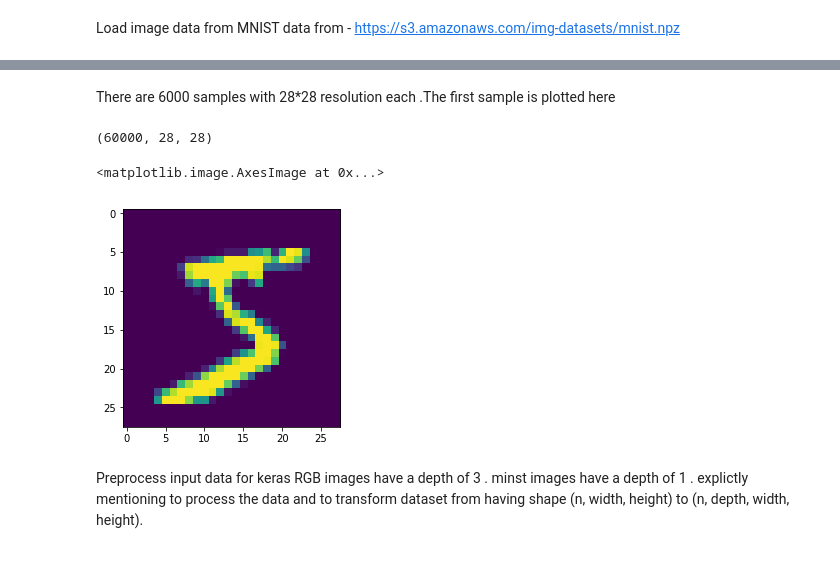
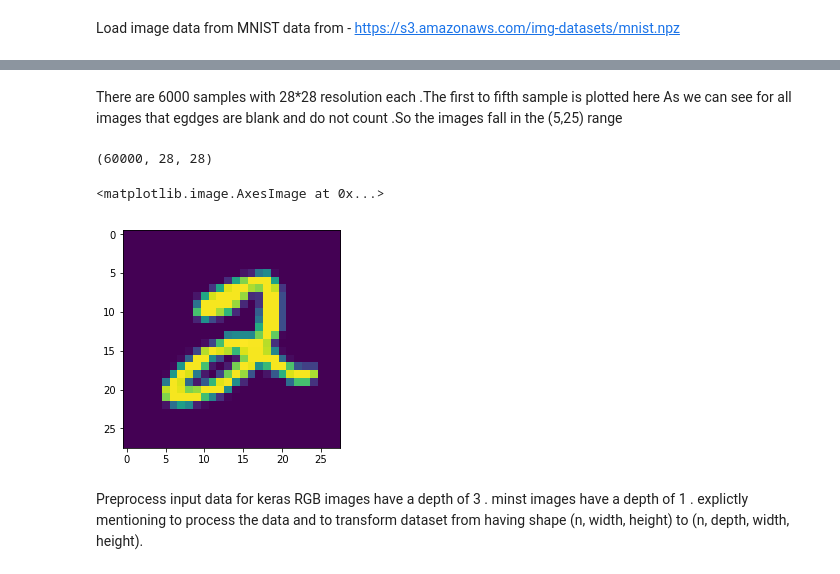
Before and after one commit to neethipoonacha/EIP, a Jupyter notebook: Third_DNN.ipynb, the cells around one changed output, grey strips where cells are left out. Drawn from its saved outputs; the diff is of its cells as text; code cells hidden in the pictures.

```diff
--- a/Third_DNN.ipynb
+++ b/Third_DNN.ipynb
@@ -37,14 +34,20 @@ Downloading data from https://s3.amazonaws.com/img-datasets/mnist.npz
 # %% [markdown]
-There are 6000 samples with 28*28 resolution each .The first sample is plotted here
+There are 6000 samples with 28*28 resolution each .The first to fifth sample is plotted here
+As we can see for all images that egdges are blank and do not count .So the images fall in the (5,25) range
 # %%
 print (X_train.shape)
 from matplotlib import pyplot as plt
 %matplotlib inline
 plt.imshow(X_train[0])
+plt.imshow(X_train[1])
+plt.imshow(X_train[2])
+plt.imshow(X_train[3])
+plt.imshow(X_train[4])
+plt.imshow(X_train[5])
 # %% [output]
 (60000, 28, 28)
 <matplotlib.image.AxesImage at 0x...>
-[figure, old version]
+[figure, new version]
 # %% [markdown]
 Preprocess input data for keras RGB images have a depth of 3 . minst images have a depth of 1 . explictly mentioning to process the data and to transform dataset from having shape (n, width, height) to (n, depth, width, height).
 # %%
```
Also changed, not shown: parts of 7 cells of this notebook.
